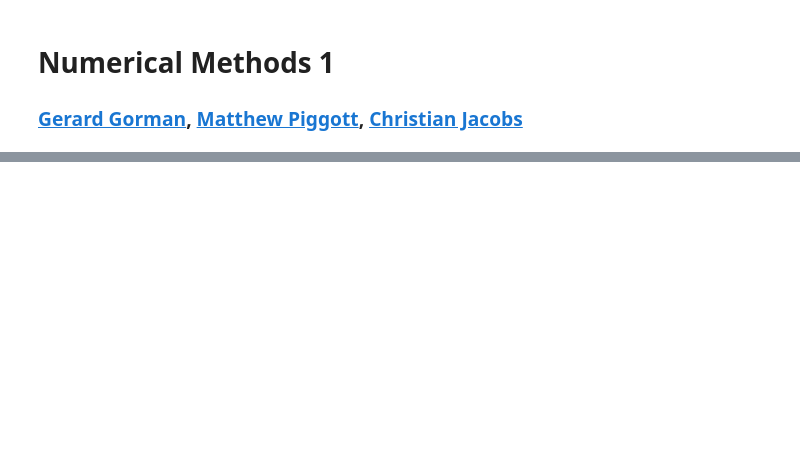
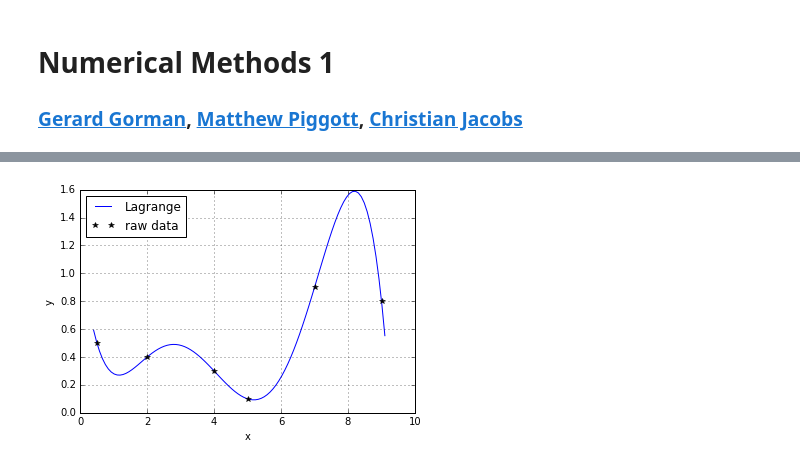
Before and after one commit to ggorman/Numerical-methods-1, a Jupyter notebook: notebook/interpolation.ipynb, the cells around one changed output, grey strips where cells are left out. Drawn from its saved outputs; the diff is of its cells as text; code cells hidden in the pictures; blank space fills up the shorter version.

```diff
--- a/notebook/interpolation.ipynb
+++ b/notebook/interpolation.ipynb
@@ -131,0 +112,19 @@ Write some code to compute the root-mean-square error (RMSE) for each of the cir
+# %%
+import scipy.interpolate
+
+# Create the Lagrange polynomial for the given points.
+lp=scipy.interpolate.lagrange(x, y)
+
+# Evaluate this fuction at a high resolution so that we can get a smooth plot.
+xx=numpy.linspace(0.4, 9.1, 100)
+pylab.plot(xx, lp(xx), 'b', label='Lagrange')
+
+# Overlay raw data
+plot_raw_data(x, y)
+
+# Add a legend
+pylab.legend(loc='best')
+
+pylab.show()
+# %% [output]
+[figure, added]
```
Also changed, not shown: parts of 28 cells of this notebook.
